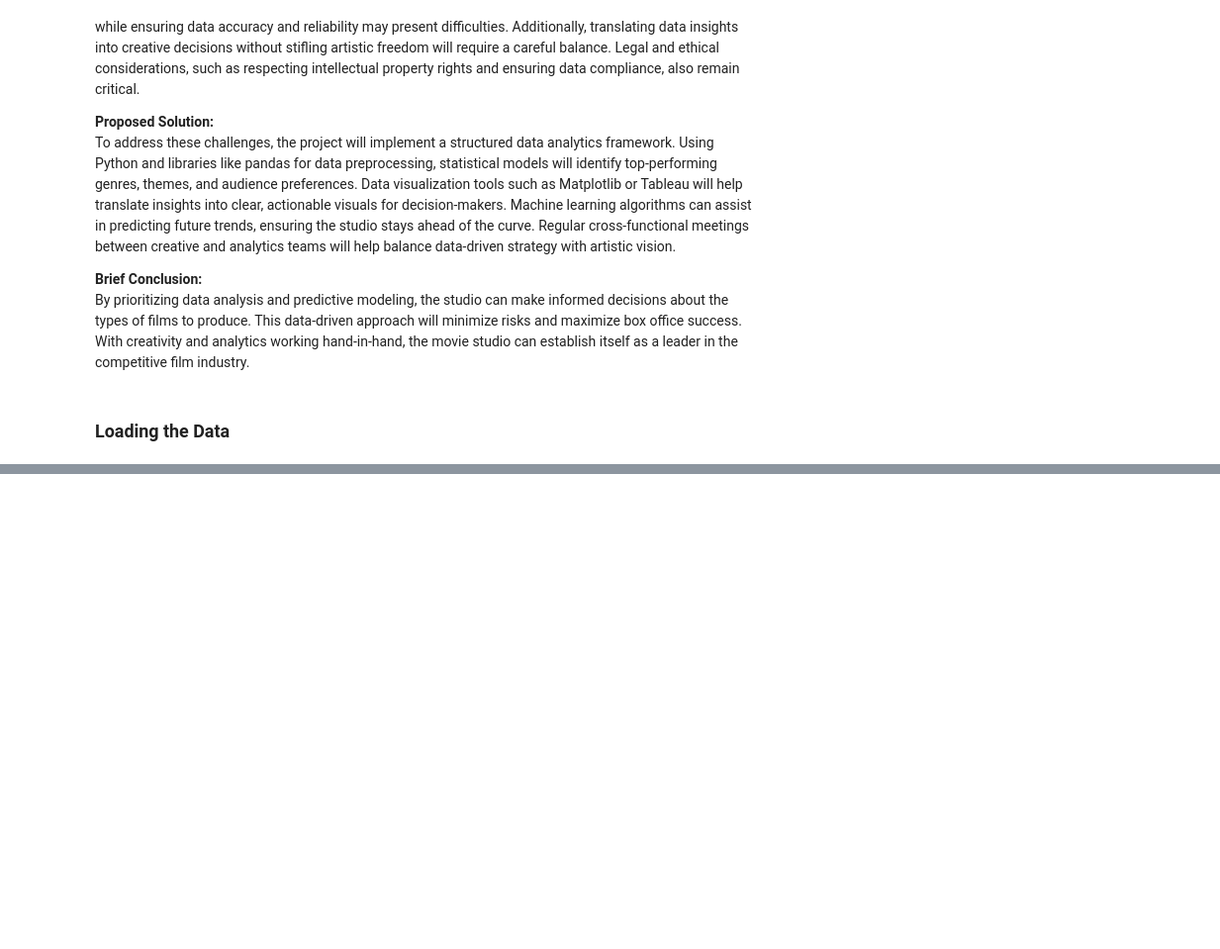
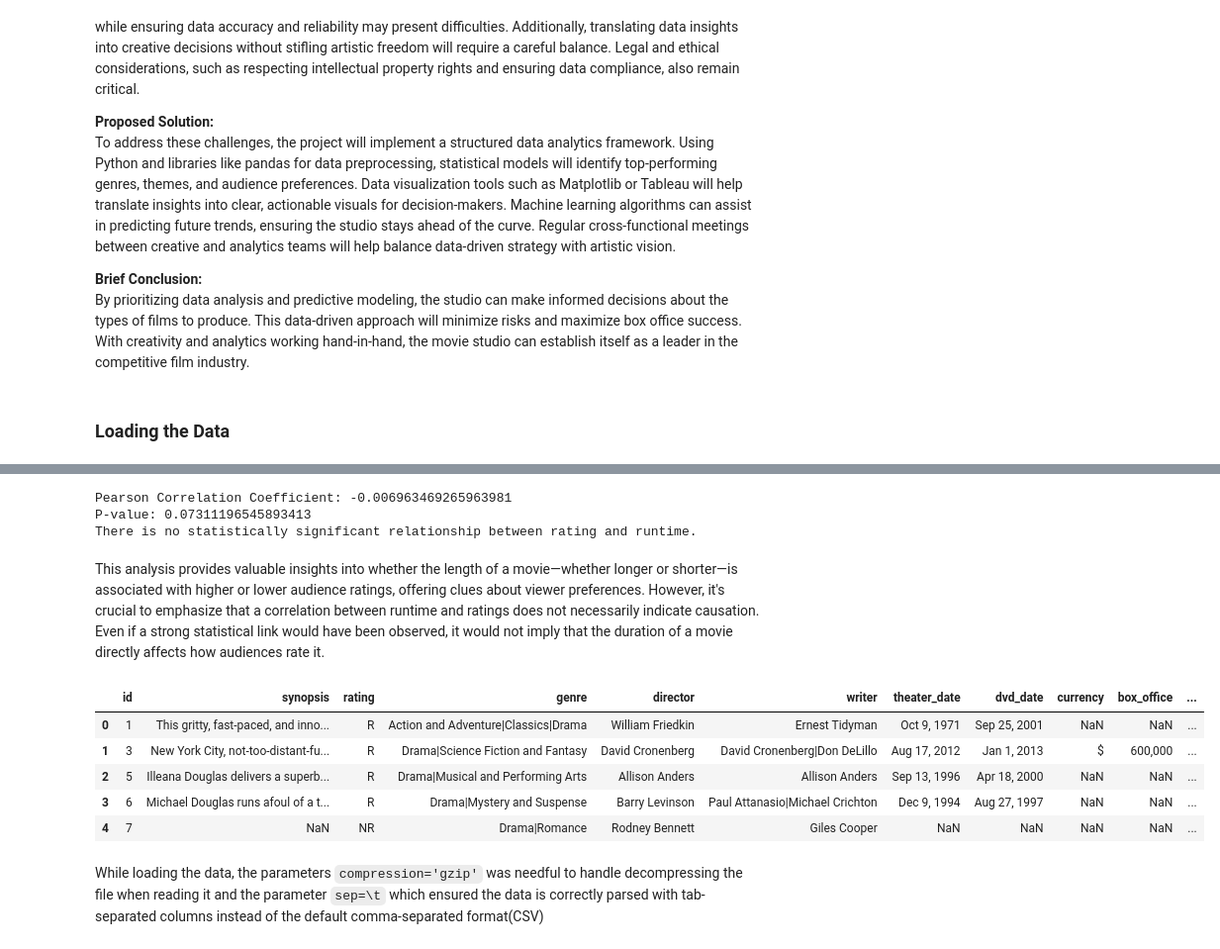
Before and after one commit to billysambasi/Group7_Phase_2_Project, a Jupyter notebook: student-bs.ipynb, the cells around one changed output, grey strips where cells are left out. Shown at 99% size. Cells and saved outputs as stored; diff of their text form; code cells hidden in the pictures; blank space fills up the shorter version.

Commit message:
Loading and Understaning the Data

````diff
--- a/student-bs.ipynb
+++ b/student-bs.ipynb
@@ -39,0 +123,38 @@ import seaborn as sns
+# %%
+# Finding out if there is a relationship between the rating and runtime in minutes
+from scipy.stats import pearsonr
+
+# Drop rows with missing values in 'averagerating' or 'runtime_minutes'
+ratings_runtime_df = ratings_basics_merged[['averagerating', 'runtime_minutes']].dropna()
+
+# Perform Pearson correlation test
+correlation, p_value = pearsonr(ratings_runtime_df['averagerating'], ratings_runtime_df['runtime_minutes'])
+
+# Display the results
+print(f"Pearson Correlation Coefficient: {correlation}")
+print(f"P-value: {p_value}")
+
+# Interpret the results
+if p_value < 0.05:
+    print("There is a statistically significant relationship between rating and runtime.")
+else:
+    print("There is no statistically significant relationship between rating and runtime.")
+# %% [output]
+Pearson Correlation Coefficient: -0.006963469265963981
+P-value: 0.07311196545893413
+There is no statistically significant relationship between rating and runtime.
+# %% [markdown]
+This analysis provides valuable insights into whether the length of a movie—whether longer or shorter—is associated with higher or lower audience ratings, offering clues about viewer preferences. However, it's crucial to emphasize that a correlation between runtime and ratings does not necessarily indicate causation. Even if a strong statistical link would have been observed, it would not imply that the duration of a movie directly affects how audiences rate it.
+# %%
+# Loading data from rotten tomatoes
+rotten_tomatoes_data = pd.read_csv('zippedData/rt.movie_info.tsv.gz', compression='gzip', sep='\t')
+rotten_tomatoes_data.head()
+# %% [output]
+|  | id | synopsis | rating | genre | director | writer | theater_date | dvd_date | currency | box_office | ... |
+| 0 | 1 | This gritty, fast-paced, and inno... | R | Action and Adventure|Classics|Drama | William Friedkin | Ernest Tidyman | Oct 9, 1971 | Sep 25, 2001 | NaN | NaN | ... |
+| 1 | 3 | New York City, not-too-distant-fu... | R | Drama|Science Fiction and Fantasy | David Cronenberg | David Cronenberg|Don DeLillo | Aug 17, 2012 | Jan 1, 2013 | $ | 600,000 | ... |
+| 2 | 5 | Illeana Douglas delivers a superb... | R | Drama|Musical and Performing Arts | Allison Anders | Allison Anders | Sep 13, 1996 | Apr 18, 2000 | NaN | NaN | ... |
+| 3 | 6 | Michael Douglas runs afoul of a t... | R | Drama|Mystery and Suspense | Barry Levinson | Paul Attanasio|Michael Crichton | Dec 9, 1994 | Aug 27, 1997 | NaN | NaN | ... |
+| 4 | 7 | NaN | NR | Drama|Romance | Rodney Bennett | Giles Cooper | NaN | NaN | NaN | NaN | ... |
+# %% [markdown]
+While loading the data, the parameters ```compression='gzip'``` was needful to handle decompressing the file when reading it and the parameter ```sep=\t``` which ensured the data is correctly parsed with tab-separated columns instead of the default comma-separated format(CSV)
````
Also changed, not shown: parts of 22 cells of this notebook.
